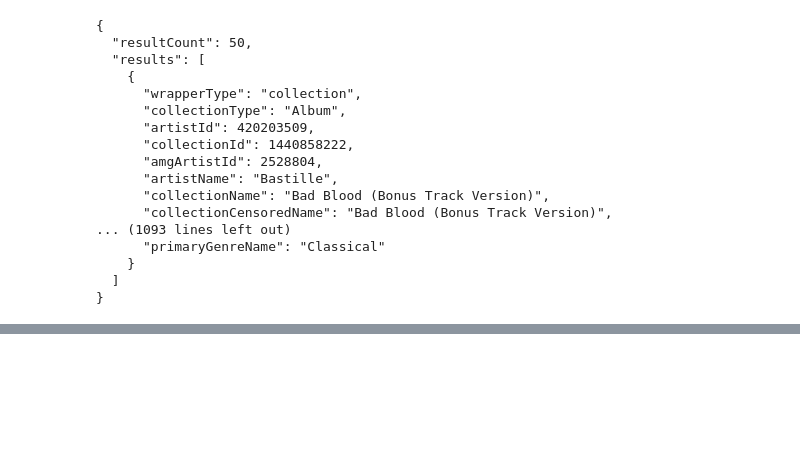
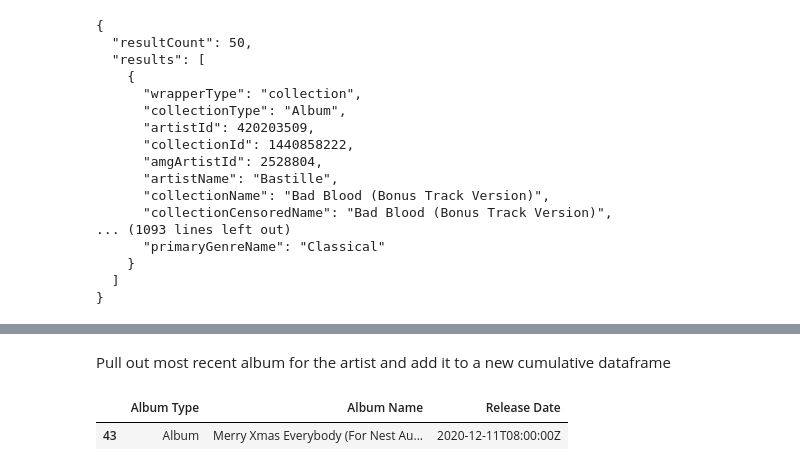
Before and after one commit to patrick-still/music-engine, a Jupyter notebook: collect.ipynb, the cells around one changed output, grey strips where cells are left out. Saved outputs shown, nothing was run; the diff lists cells and outputs as text; code cells hidden in the pictures; blank space fills up the shorter version.

```diff
--- a/collect.ipynb
+++ b/collect.ipynb
@@ -103,3 +102,14 @@ df.sort_values(by = 'Release Date', ascending = False)
 | 35 | Album | Verdi: Otello (Complete) | 1994-01-01T08:00:00Z |
 | 46 | Album | Rimsky-Korsakov: Scheherazade - S... | 1993-01-01T08:00:00Z |
 | 47 | Album | Messiaen: Turangalîla Symphony | 1991-01-01T08:00:00Z |
+# %% [markdown]
+Pull out most recent album for the artist and add it to a new cumulative dataframe
+# %%
+# Extra brackets necessary or content will be transposed
+newest = pd.DataFrame(data=df.iloc[[0]])
+newAlbums = pd.DataFrame()
+newAlbums = newAlbums.append(newest)
+newAlbums.style
+# %% [output]
+|  | Album Type | Album Name | Release Date |
+| 43 | Album | Merry Xmas Everybody (For Nest Au... | 2020-12-11T08:00:00Z |
```
Also changed, not shown: parts of 5 cells of this notebook.
